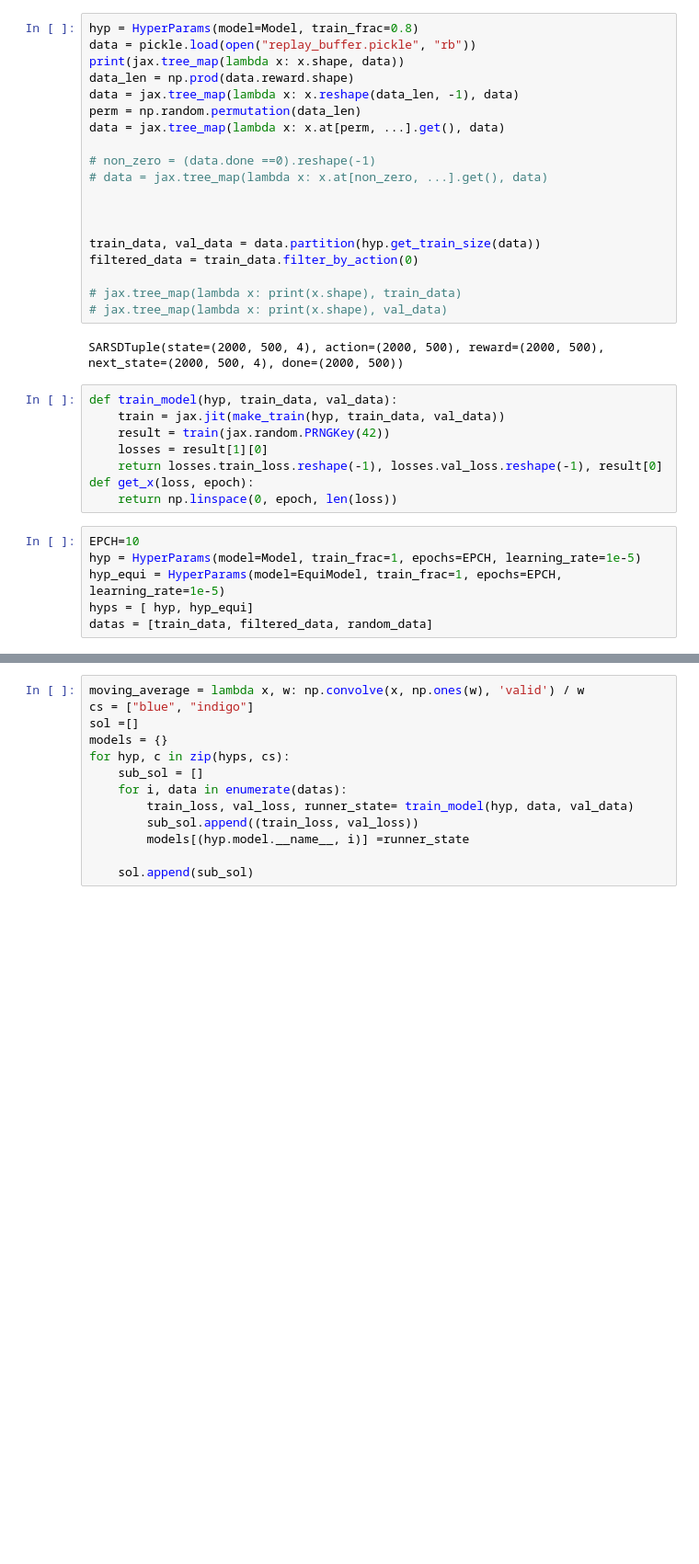
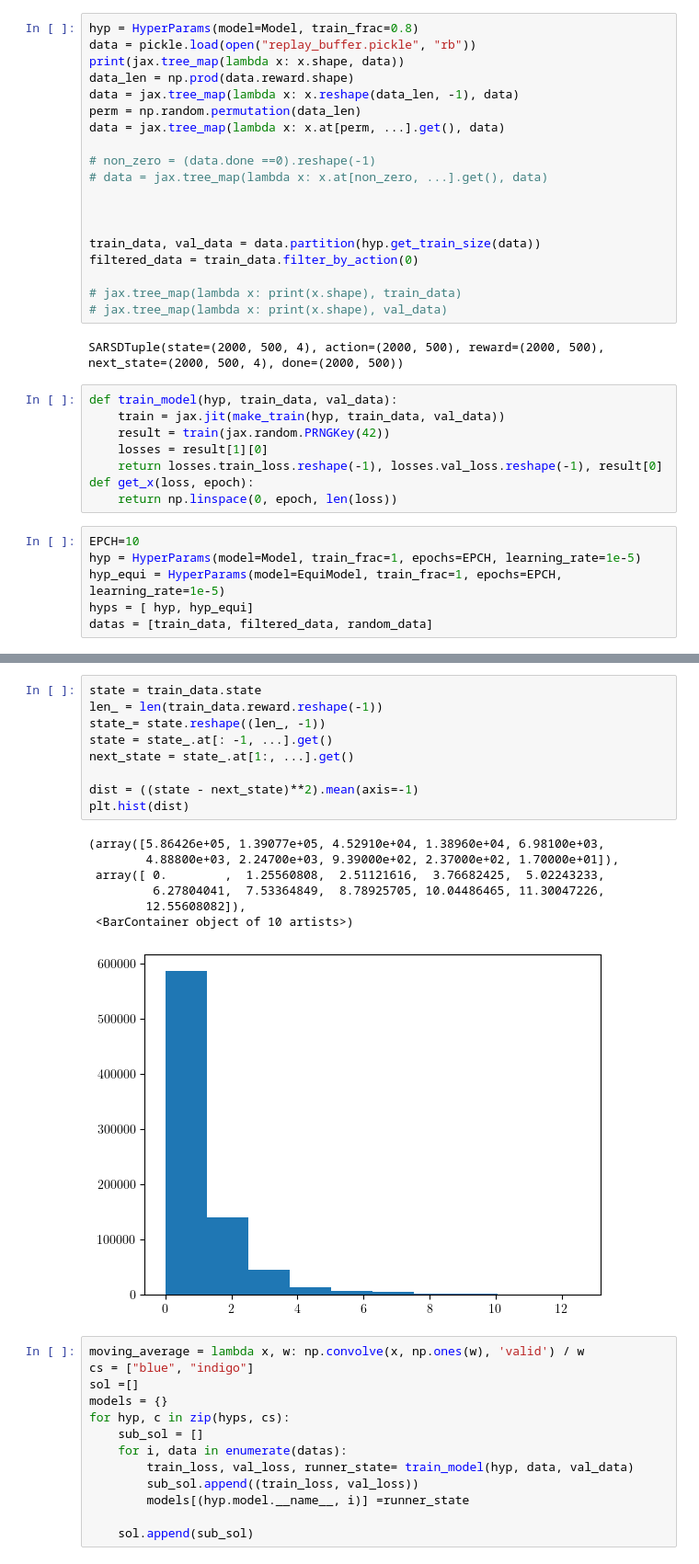
Before and after one commit to seancraven/mono_ms, a Jupyter notebook: model_based/transition_model_loss.ipynb, the cells around one changed output, grey strips where cells are left out. Shown at 92% size. Saved outputs shown, nothing was run; the diff lists cells and outputs as text; blank space fills up the shorter version.

```diff
--- a/model_based/transition_model_loss.ipynb
+++ b/model_based/transition_model_loss.ipynb
@@ -56,3 +65,20 @@ datas = [train_data, filtered_data, random_data]
+# %%
+state = train_data.state
+len_ = len(train_data.reward.reshape(-1))
+state_= state.reshape((len_, -1))
+state = state_.at[: -1, ...].get()
+next_state = state_.at[1:, ...].get()
+
+dist = ((state - next_state)**2).mean(axis=-1)
+plt.hist(dist)
+# %% [output]
+(array([5.86426e+05, 1.39077e+05, 4.52910e+04, 1.38960e+04, 6.98100e+03,
+        4.88800e+03, 2.24700e+03, 9.39000e+02, 2.37000e+02, 1.70000e+01]),
+ array([ 0.        ,  1.25560808,  2.51121616,  3.76682425,  5.02243233,
+         6.27804041,  7.53364849,  8.78925705, 10.04486465, 11.30047226,
+        12.55608082]),
+ <BarContainer object of 10 artists>)
+[figure, added]
 # %%
 moving_average = lambda x, w: np.convolve(x, np.ones(w), 'valid') / w
 cs = ["blue", "indigo"]
```
Also changed, not shown: parts of 4 cells of this notebook, 19 other files.
